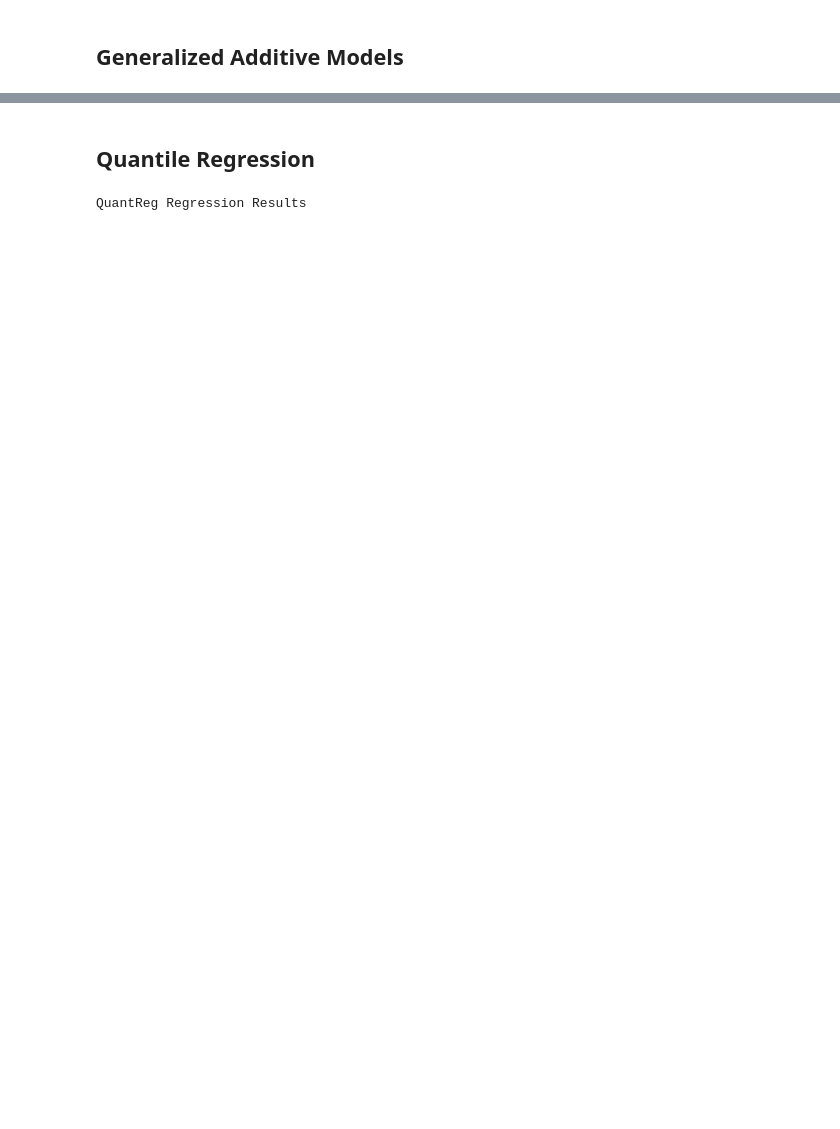
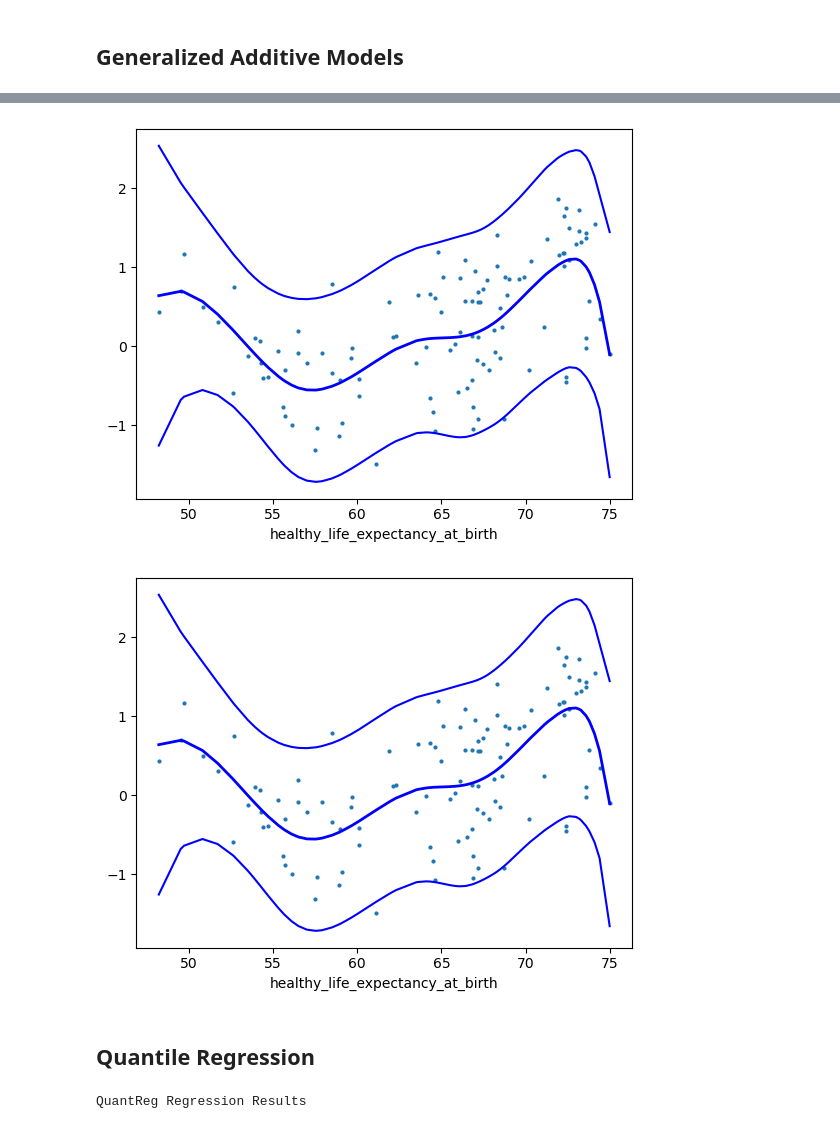
Before and after one commit to m-clark/book-of-models, a Jupyter notebook: chapter-notebooks/python_chapter_notebooks/extending_the_linear_model.ipynb, the cells around one changed output, grey strips where cells are left out. Cells and saved outputs as stored; diff of their text form; code cells hidden in the pictures; blank space fills up the shorter version.

```diff
--- a/chapter-notebooks/python_chapter_notebooks/extending_the_linear_model.ipynb
+++ b/chapter-notebooks/python_chapter_notebooks/extending_the_linear_model.ipynb
@@ -178,6 +188,12 @@ Generalized Linear Model Regression Results
 | healthy_life_expectancy_at_birth_s5 | 0.5566 | 0.594 | 0.936 | 0.349 | -0.608 | 1.722 |
 | healthy_life_expectancy_at_birth_s6 | 0.5079 | 0.555 | 0.915 | 0.360 | -0.580 | 1.596 |
 | healthy_life_expectancy_at_birth_s7 | -0.7452 | 0.575 | -1.296 | 0.195 | -1.872 | 0.381 |
+# %%
+# not shown
+model_gam.plot_partial(0, cpr=True)
+# %% [output]
+[figure, added]
+[figure, added]
 # %% [markdown]
 ## Quantile Regression
 # %%
```
Also changed, not shown: parts of 12 cells of this notebook, 2 other files.
